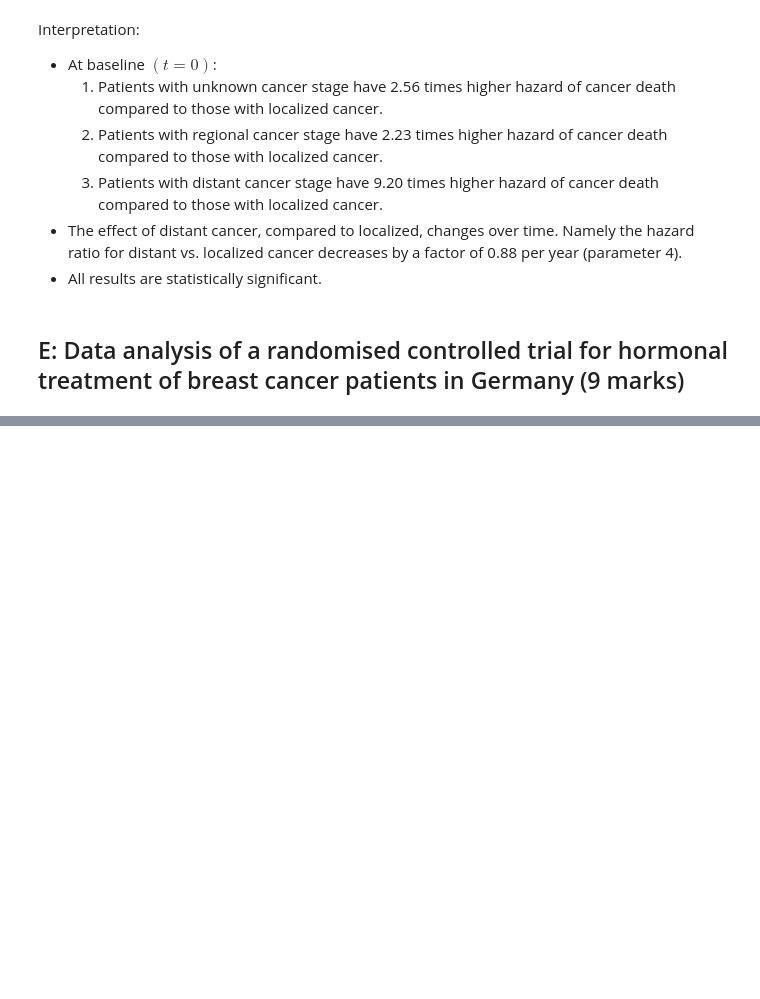
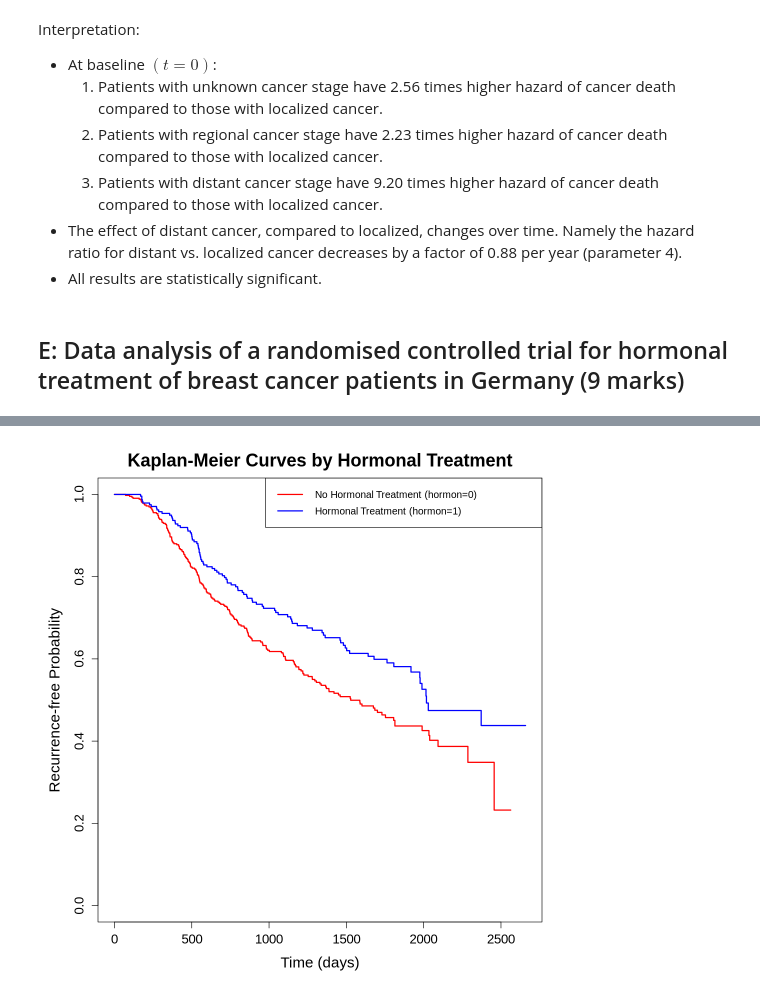
Before and after one commit to dgsob/5BD001, a Jupyter notebook: SA_THE.ipynb, the cells around one changed output, grey strips where cells are left out. Drawn from its saved outputs; the diff is of its cells as text; code cells hidden in the pictures; blank space fills up the shorter version.

```diff
--- a/SA_THE.ipynb
+++ b/SA_THE.ipynb
@@ -438,0 +463,29 @@ Interpretation:
+# %%
+# Load the dataset
+data(brcancer, package = "rstpm2")
+
+# Create a survival object
+surv_obj <- Surv(brcancer$rectime, brcancer$censrec == 1)
+
+# Fit the Kaplan-Meier model by treatment group
+km_fit <- survfit(surv_obj ~ hormon, data = brcancer)
+
+# Plot size controls
+options(repr.plot.width=9, repr.plot.height=9)
+par(mar = c(5, 5, 3, 3), cex.main = 1.8, cex.lab = 1.5, cex.axis = 1.3, fig = c(0, 1, 0, 1))
+
+# Plot the Kaplan-Meier curves
+plot(km_fit,
+     xlab = "Time (days)",
+     ylab = "Recurrence-free Probability",
+     col = c("red", "blue"),
+     lwd = 2,
+     main = "Kaplan-Meier Curves by Hormonal Treatment")
+
+# Add a legend
+legend("topright",
+       legend = c("No Hormonal Treatment (hormon=0)", "Hormonal Treatment (hormon=1)"),
+       col = c("red", "blue"),
+       lwd = 2)
+# %% [output]
+[figure, added]
```
Also changed, not shown: parts of 5 cells of this notebook.
